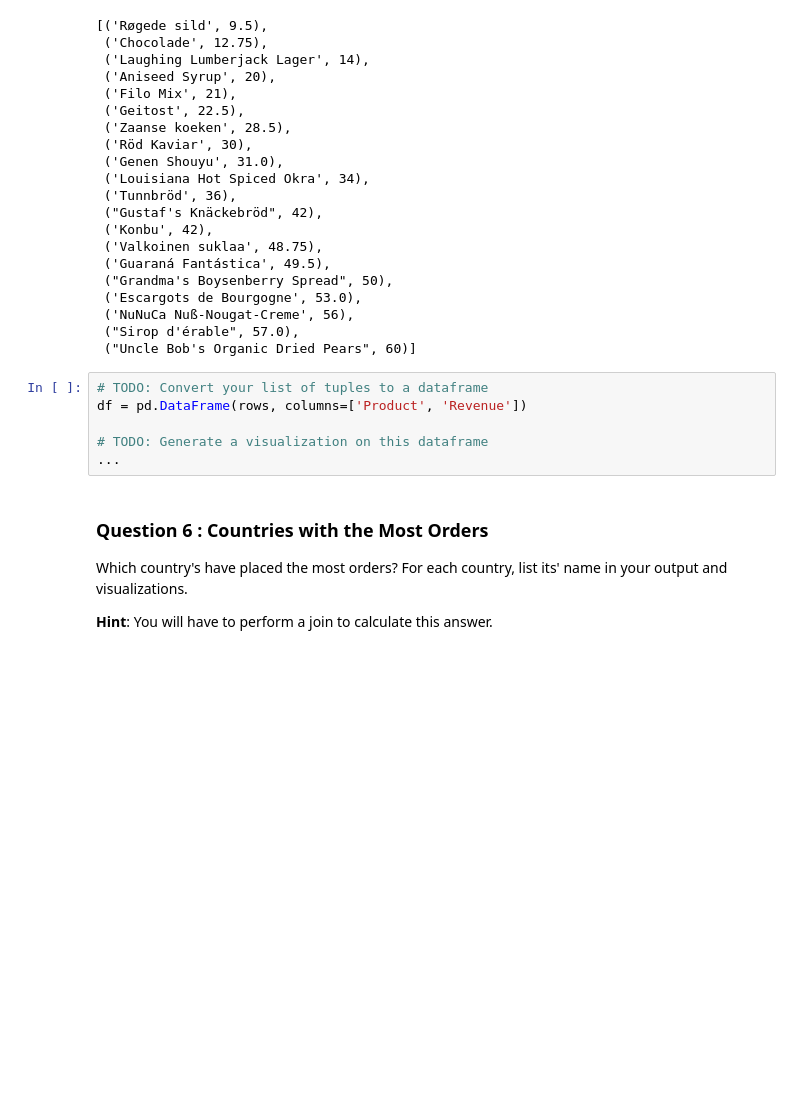
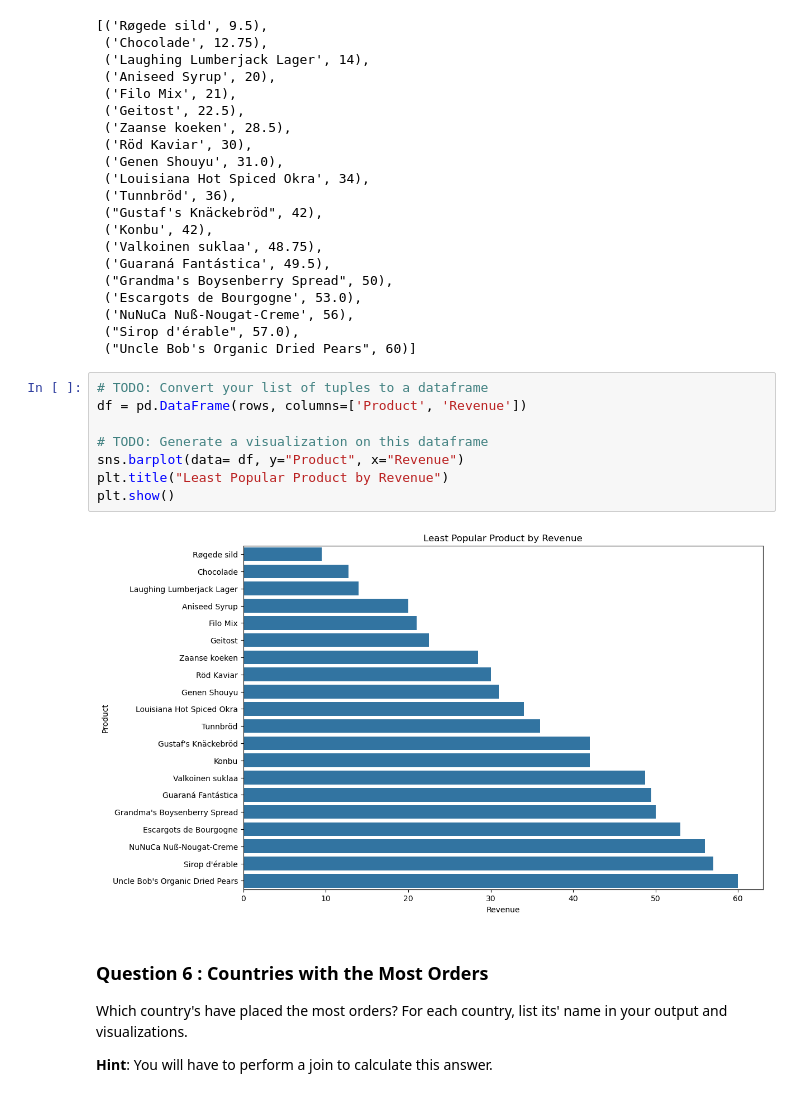
Before and after one commit to grullon-mina/AdHoc-Report, a Jupyter notebook: adhoc_report.ipynb, the cells around one changed output. Cells and saved outputs as stored; diff of their text form; blank space fills up the shorter version.

```diff
--- a/adhoc_report.ipynb
+++ b/adhoc_report.ipynb
@@ -207,9 +208,13 @@ rows
 # %%
 # TODO: Convert your list of tuples to a dataframe
 df = pd.DataFrame(rows, columns=['Product', 'Revenue'])
 
 # TODO: Generate a visualization on this dataframe
-...
+sns.barplot(data= df, y="Product", x="Revenue")
+plt.title("Least Popular Product by Revenue")
+plt.show()
+# %% [output]
+[figure, added]
 # %% [markdown]
 ### Question 6 : Countries with the Most Orders
 
```
Also changed, not shown: parts of 15 cells of this notebook.
